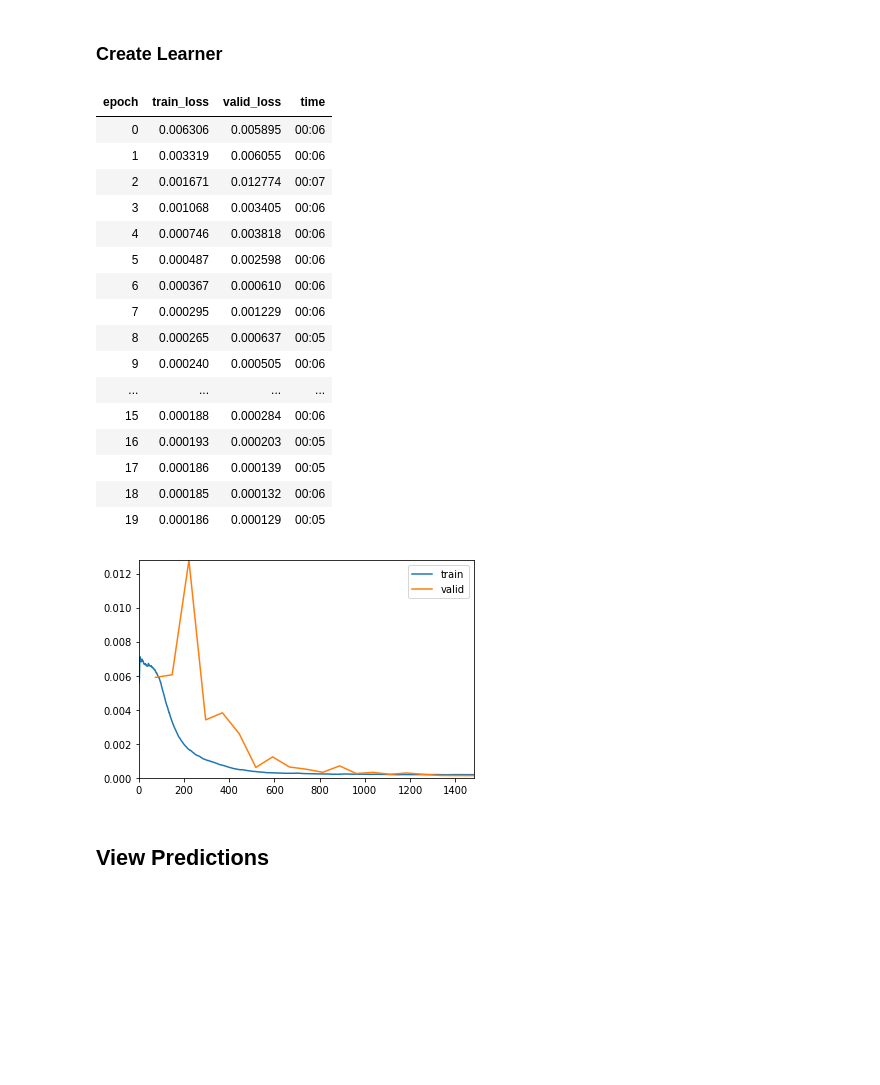
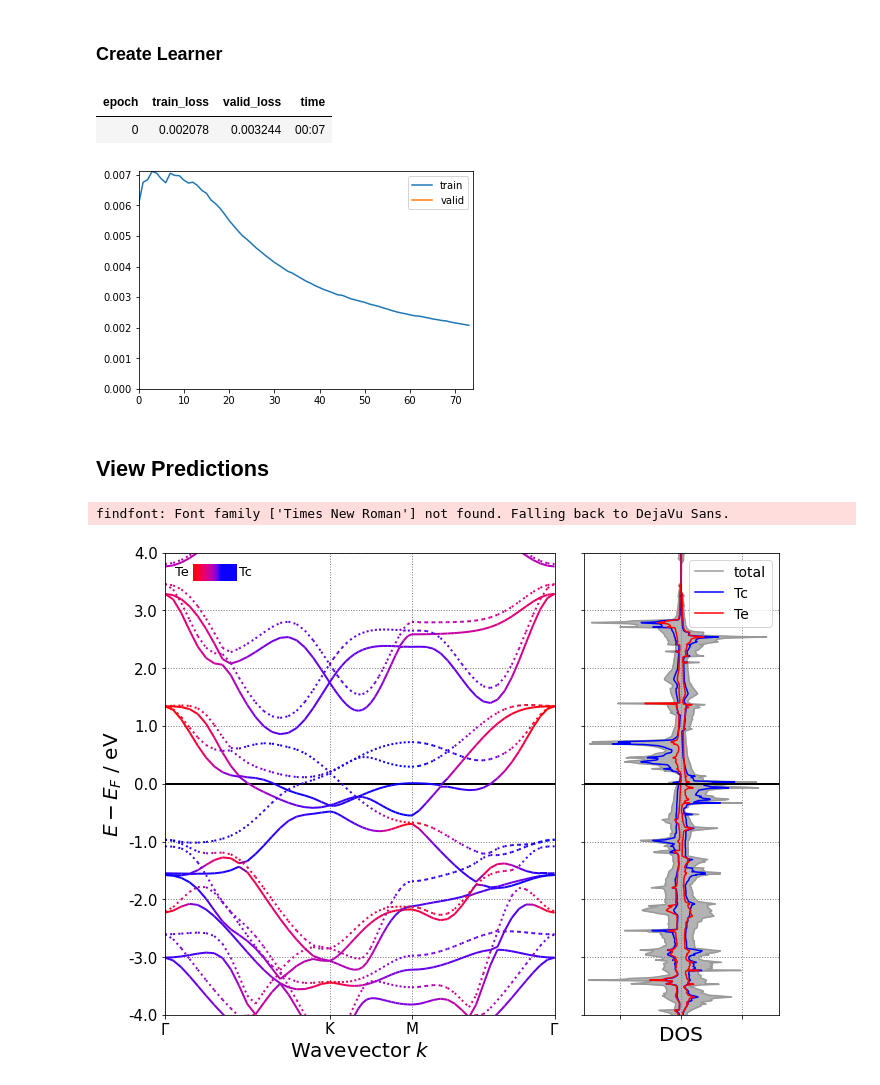
Before and after one commit to ThomasWarford/band-fingerprint, a Jupyter notebook: autoencoder/train_nearest_N.ipynb, the cells around one changed output. Saved outputs shown, nothing was run; the diff lists cells and outputs as text; code cells hidden in the pictures; blank space fills up the shorter version.

```diff
--- a/autoencoder/train_nearest_N.ipynb
+++ b/autoencoder/train_nearest_N.ipynb
@@ -65,28 +74,18 @@ class SimpleAutoencoder(nn.Module):
         out = out.view(-1, 8, 3, 32)
         return self.decode(out)
 # %%
-ae = SimpleAutoencoder(n_latent=128)
+ae = SimpleAutoencoder(n_latent=256)
 learn = Learner(dls, ae, F.mse_loss, cbs=[ShowGraphCallback()])
-learn.fit_one_cycle(20)
+learn.fit_one_cycle(1)
 # %% [output]
 | epoch | train_loss | valid_loss | time |
-| 0 | 0.006306 | 0.005895 | 00:06 |
-| 1 | 0.003319 | 0.006055 | 00:06 |
-| 2 | 0.001671 | 0.012774 | 00:07 |
-| 3 | 0.001068 | 0.003405 | 00:06 |
-| 4 | 0.000746 | 0.003818 | 00:06 |
-| 5 | 0.000487 | 0.002598 | 00:06 |
-| 6 | 0.000367 | 0.000610 | 00:06 |
-| 7 | 0.000295 | 0.001229 | 00:06 |
-| 8 | 0.000265 | 0.000637 | 00:05 |
-| 9 | 0.000240 | 0.000505 | 00:06 |
-| ... | ... | ... | ... |
-| 15 | 0.000188 | 0.000284 | 00:06 |
-| 16 | 0.000193 | 0.000203 | 00:05 |
-| 17 | 0.000186 | 0.000139 | 00:05 |
-| 18 | 0.000185 | 0.000132 | 00:06 |
-| 19 | 0.000186 | 0.000129 | 00:05 |
+| 0 | 0.002078 | 0.003244 | 00:07 |
-[figure, old version]
+[figure, new version]
 # %% [markdown]
 ## View Predictions
+# %%
+plot("2dm-7")
+# %% [output]
+findfont: Font family ['Times New Roman'] not found. Falling back to DejaVu Sans.
+[figure, added]
 # %%
```
Also changed, not shown: parts of 6 cells of this notebook, 1 other file.
